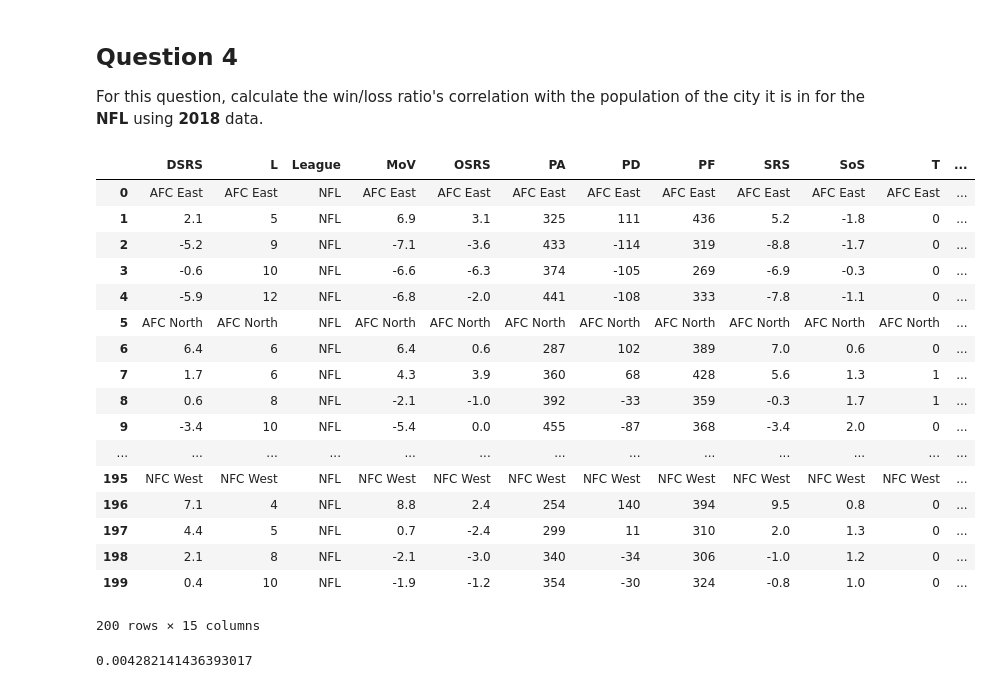
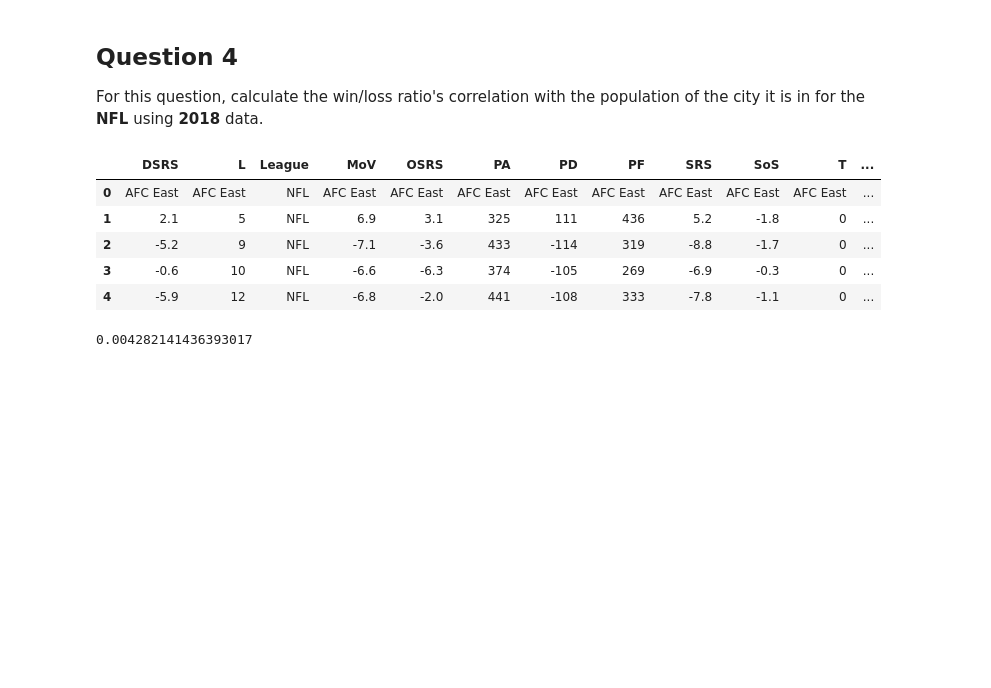
Before and after one commit to eldor-fozilov/applied-data-science-with-python, a Jupyter notebook: Introduction to Data Science with Python/assignments/assignment4/assignment4.ipynb, the cells around one changed output. Cells and saved outputs as stored; diff of their text form; code cells hidden in the pictures; blank space fills up the shorter version.

```diff
--- a/Introduction to Data Science with Python/assignments/assignment4/assignment4.ipynb
+++ b/Introduction to Data Science with Python/assignments/assignment4/assignment4.ipynb
@@ -262,26 +215,14 @@ mlb_correlation()
 For this question, calculate the win/loss ratio's correlation with the population of the city it is in for the **NFL** using **2018** data.
 # %%
 nfl_df=pd.read_csv("assets/nfl.csv")
-nfl_df
+nfl_df.head()
 # %% [output]
 |  | DSRS | L | League | MoV | OSRS | PA | PD | PF | SRS | SoS | T | ... |
 | 0 | AFC East | AFC East | NFL | AFC East | AFC East | AFC East | AFC East | AFC East | AFC East | AFC East | AFC East | ... |
 | 1 | 2.1 | 5 | NFL | 6.9 | 3.1 | 325 | 111 | 436 | 5.2 | -1.8 | 0 | ... |
 | 2 | -5.2 | 9 | NFL | -7.1 | -3.6 | 433 | -114 | 319 | -8.8 | -1.7 | 0 | ... |
 | 3 | -0.6 | 10 | NFL | -6.6 | -6.3 | 374 | -105 | 269 | -6.9 | -0.3 | 0 | ... |
 | 4 | -5.9 | 12 | NFL | -6.8 | -2.0 | 441 | -108 | 333 | -7.8 | -1.1 | 0 | ... |
-| 5 | AFC North | AFC North | NFL | AFC North | AFC North | AFC North | AFC North | AFC North | AFC North | AFC North | AFC North | ... |
-| 6 | 6.4 | 6 | NFL | 6.4 | 0.6 | 287 | 102 | 389 | 7.0 | 0.6 | 0 | ... |
-| 7 | 1.7 | 6 | NFL | 4.3 | 3.9 | 360 | 68 | 428 | 5.6 | 1.3 | 1 | ... |
-| 8 | 0.6 | 8 | NFL | -2.1 | -1.0 | 392 | -33 | 359 | -0.3 | 1.7 | 1 | ... |
-| 9 | -3.4 | 10 | NFL | -5.4 | 0.0 | 455 | -87 | 368 | -3.4 | 2.0 | 0 | ... |
-| ... | ... | ... | ... | ... | ... | ... | ... | ... | ... | ... | ... | ... |
-| 195 | NFC West | NFC West | NFL | NFC West | NFC West | NFC West | NFC West | NFC West | NFC West | NFC West | NFC West | ... |
-| 196 | 7.1 | 4 | NFL | 8.8 | 2.4 | 254 | 140 | 394 | 9.5 | 0.8 | 0 | ... |
-| 197 | 4.4 | 5 | NFL | 0.7 | -2.4 | 299 | 11 | 310 | 2.0 | 1.3 | 0 | ... |
-| 198 | 2.1 | 8 | NFL | -2.1 | -3.0 | 340 | -34 | 306 | -1.0 | 1.2 | 0 | ... |
-| 199 | 0.4 | 10 | NFL | -1.9 | -1.2 | 354 | -30 | 324 | -0.8 | 1.0 | 0 | ... |
-200 rows × 15 columns
 # %%
 # YOUR CODE HERE
 
```
Also changed, not shown: parts of 4 cells of this notebook, 2 other files.
